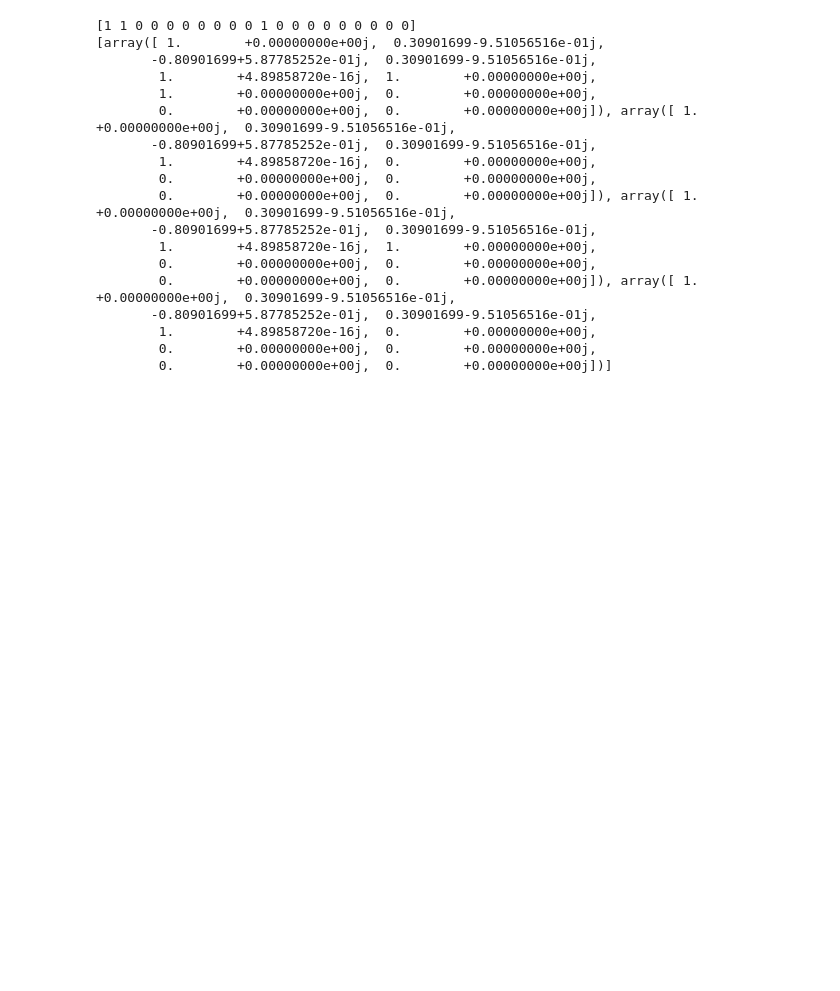
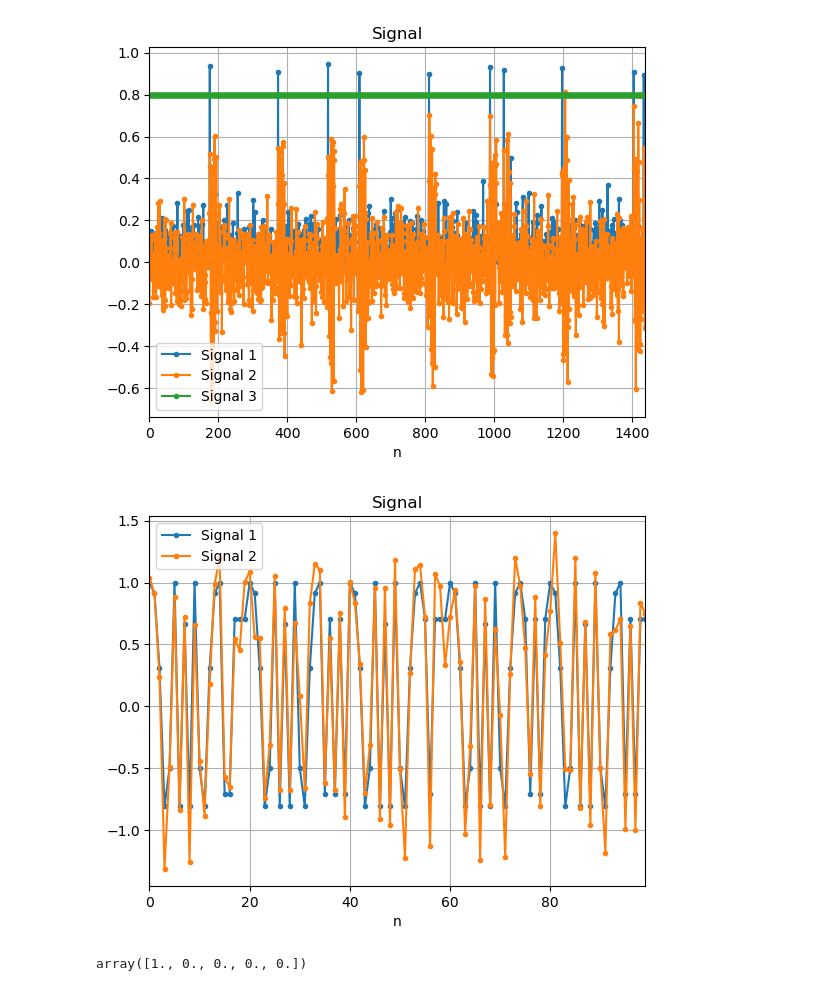
Before and after one commit to cddelong6626/sdr-notebooks, a Jupyter notebook: notebooks/qpsk_sim.ipynb, the cells around one changed output. Cells and saved outputs as stored; diff of their text form; code cells hidden in the pictures; blank space fills up the shorter version.

```diff
--- a/notebooks/qpsk_sim.ipynb
+++ b/notebooks/qpsk_sim.ipynb
@@ -321,32 +366,60 @@ NameError: name 'h_rrc' is not defined
 # %%
 
-apply_frame_timing_offset(np.array([[1, 2, 3, 4], [5, 6, 7, 8], [9, 1, 2, 3], [4, 5, 6, 7]]), 5)
+# apply_frame_timing_offset(np.array([[1, 2, 3, 4], [5, 6, 7, 8], [9, 1, 2, 3], [4, 5, 6, 7]]), 5)
 
 # print(zadoff_chu(5, 1))
 # j = complex(0, 1)
 # # complex(0, 1) * np.arange(5)
 # np.exp(-j*2*np.pi/5)
 
-preamble = zadoff_chu(5)
-payload = np.random.randint(2, size=20)
-print(payload)
-print(to_frames(preamble, payload, 5))
+preamble = zadoff_chu(15)
+payload = modulate_qpsk(np.random.randint(2, size=100))
+# print(payload)
+# print(to_frames(preamble, payload, 5))
+len_payload = 5
+frames = to_frames(preamble, payload, len_payload)
+# print(frames)
+
+from scipy import signal
+import numpy as np
+import utils
+
+sig = apply_awgn(apply_frame_timing_offset(frames, 200), 1)
+# matched = scipy.signal.lfilter(preamble[::-1].conj(), 1, signal)[(len(preamble)-1):]
+# metric = np.abs(matched) / (np.linalg.norm(signal) * np.linalg.norm(preamble))
+# plot_signal(metric)
+
+# print(frames)
+t = 0.8
+
+fsm = FramingStateMachine(preamble, len(preamble)+len_payload, t)
+detected_frames = fsm.update(sig)
+
+
+
+t_vec = t * np.ones_like(sig)
+plot_signal(fsm.test, sig*0.5, t_vec, n_samps=len(sig))
+
+
+frames_out = np.concatenate(frames)
+frames_in = np.concatenate(detected_frames)
+# frames_in = np.pad(frames_in, (0, len(frames_out) - len(frames_in)))
+
+plot_signal(frames_out, frames_in)
+
+# plot_signal(scipy.signal.lfilter([0, 0, 0, 1], 1, [1.0, 0, 0, 0, 0, 0])[3:])
+
+
+# s = np.concatenate([np.zeros(10), preamble])
+# plot_signal(np.convolve(s, preamble[::-1].conj()))
 # %% [output]
-[1 1 0 0 0 0 0 0 0 0 1 0 0 0 0 0 0 0 0 0]
-[array([ 1.        +0.00000000e+00j,  0.30901699-9.51056516e-01j,
-       -0.80901699+5.87785252e-01j,  0.30901699-9.51056516e-01j,
-        1.        +4.89858720e-16j,  1.        +0.00000000e+00j,
-        1.        +0.00000000e+00j,  0.        +0.00000000e+00j,
-        0.        +0.00000000e+00j,  0.        +0.00000000e+00j]), array([ 1.        +0.00000000e+00j,  0.30901699-9.51056516e-01j,
-       -0.80901699+5.87785252e-01j,  0.30901699-9.51056516e-01j,
-        1.        +4.89858720e-16j,  0.        +0.00000000e+00j,
-        0.        +0.00000000e+00j,  0.        +0.00000000e+00j,
-        0.        +0.00000000e+00j,  0.        +0.00000000e+00j]), array([ 1.        +0.00000000e+00j,  0.30901699-9.51056516e-01j,
-       -0.80901699+5.87785252e-01j,  0.30901699-9.51056516e-01j,
-        1.        +4.89858720e-16j,  1.        +0.00000000e+00j,
-        0.        +0.00000000e+00j,  0.        +0.00000000e+00j,
-        0.        +0.00000000e+00j,  0.        +0.00000000e+00j]), array([ 1.        +0.00000000e+00j,  0.30901699-9.51056516e-01j,
-       -0.80901699+5.87785252e-01j,  0.30901699-9.51056516e-01j,
-        1.        +4.89858720e-16j,  0.        +0.00000000e+00j,
-        0.        +0.00000000e+00j,  0.        +0.00000000e+00j,
-        0.        +0.00000000e+00j,  0.        +0.00000000e+00j])]
+[figure, added]
+[figure, added]
+# %%
+a = [1.0, 0, 0, 0]
+
+b = [1.0, 0]
+
+np.convolve(a, b)
+# %% [output]
+array([1., 0., 0., 0., 0.])
```
Also changed, not shown: parts of 13 cells of this notebook, 5 other files.
